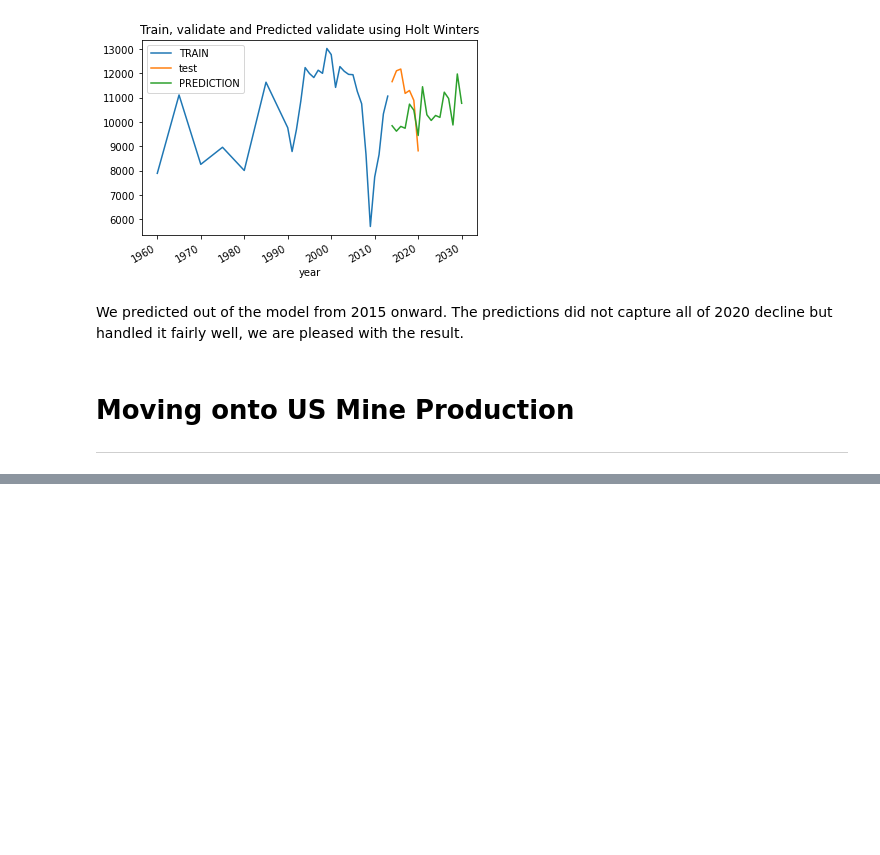
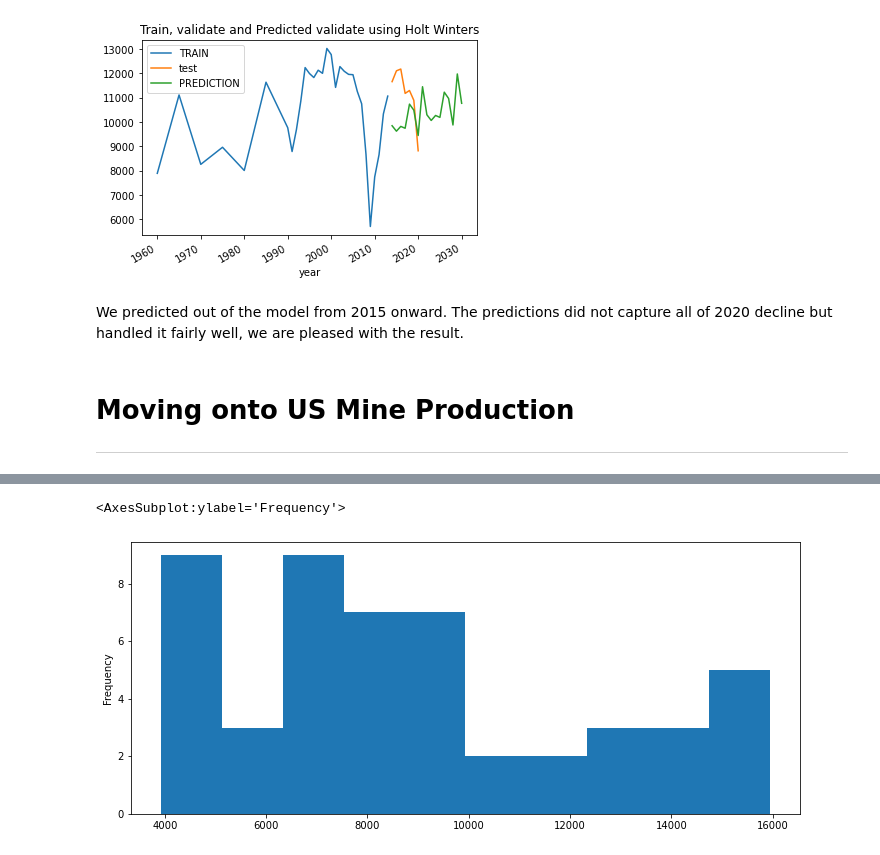
Before and after one commit to Dude-where-s-my-copper/EV_growth, a Jupyter notebook: final_notebook.ipynb, the cells around one changed output, grey strips where cells are left out. Cells and saved outputs as stored; diff of their text form; code cells hidden in the pictures; blank space fills up the shorter version.

```diff
--- a/final_notebook.ipynb
+++ b/final_notebook.ipynb
@@ -103,0 +135,6 @@ We predicted out of the model from 2015 onward. The predictions did not capture
+# %%
+y = globe_train.mine_production
+y.plot.hist()
+# %% [output]
+<AxesSubplot:ylabel='Frequency'>
+[figure, added]
```
Also changed, not shown: parts of 13 cells of this notebook.
